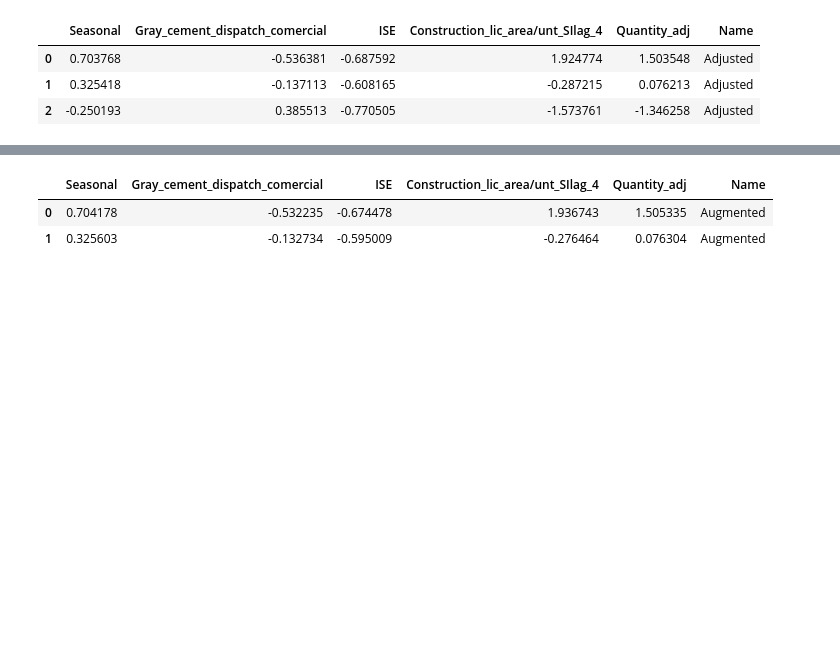
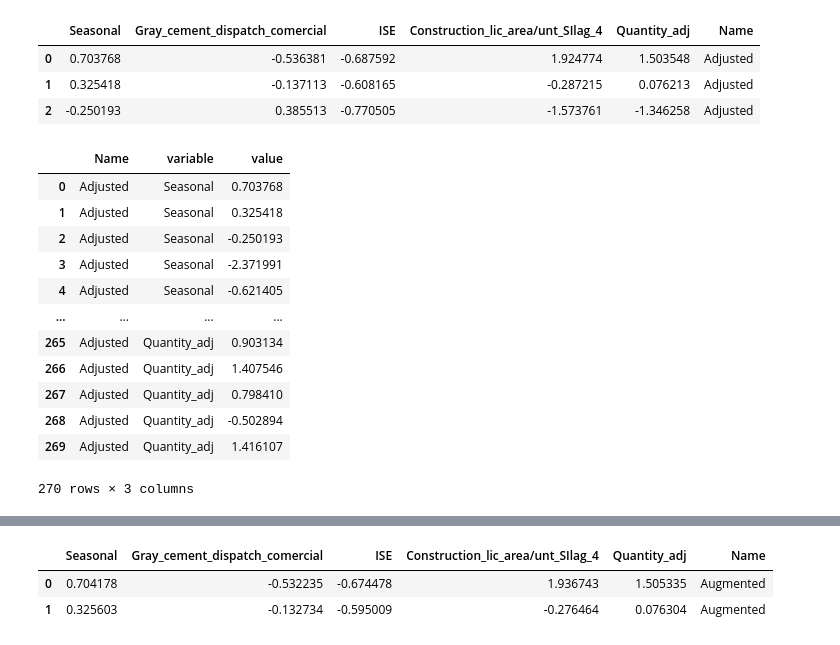
Before and after one commit to JF11579/Adelphi, a Jupyter notebook: Spring5_4.ipynb, the cells around one changed output, grey strips where cells are left out. Drawn from its saved outputs; the diff is of its cells as text; code cells hidden in the pictures; blank space fills up the shorter version.

```diff
--- a/Spring5_4.ipynb
+++ b/Spring5_4.ipynb
@@ -1099,3 +1099,22 @@ BoxPlotAdjustData.head(3)
 | 0 | 0.703768 | -0.536381 | -0.687592 | 1.924774 | 1.503548 | Adjusted |
 | 1 | 0.325418 | -0.137113 | -0.608165 | -0.287215 | 0.076213 | Adjusted |
 | 2 | -0.250193 | 0.385513 | -0.770505 | -1.573761 | -1.346258 | Adjusted |
+# %%
+BoxPlotAdjustData_skinny = BoxPlotAdjustData.reset_index()
+pd.melt(BoxPlotAdjustData_skinny,id_vars='Name', value_vars=['Seasonal', 'Gray_cement_dispatch_comercial' , 'ISE' ,
+                                                          	'Construction_lic_area/unt_SIlag_4' ,'Quantity_adj',
+                                                          ])
+# %% [output]
+|  | Name | variable | value |
+| 0 | Adjusted | Seasonal | 0.703768 |
+| 1 | Adjusted | Seasonal | 0.325418 |
+| 2 | Adjusted | Seasonal | -0.250193 |
+| 3 | Adjusted | Seasonal | -2.371991 |
+| 4 | Adjusted | Seasonal | -0.621405 |
+| ... | ... | ... | ... |
+| 265 | Adjusted | Quantity_adj | 0.903134 |
+| 266 | Adjusted | Quantity_adj | 1.407546 |
+| 267 | Adjusted | Quantity_adj | 0.798410 |
+| 268 | Adjusted | Quantity_adj | -0.502894 |
+| 269 | Adjusted | Quantity_adj | 1.416107 |
+270 rows × 3 columns
```
Also changed, not shown: parts of 11 cells of this notebook.
